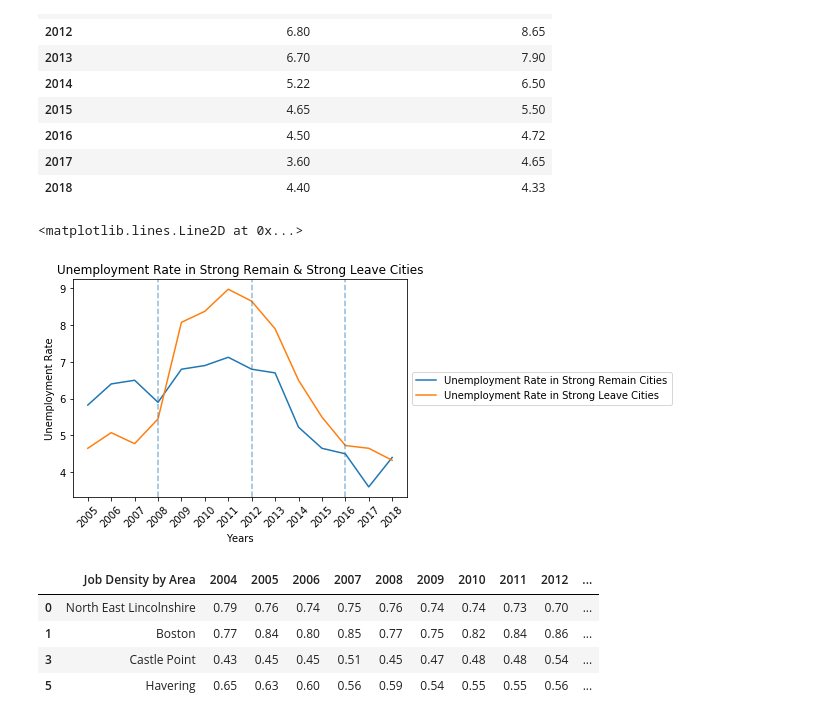
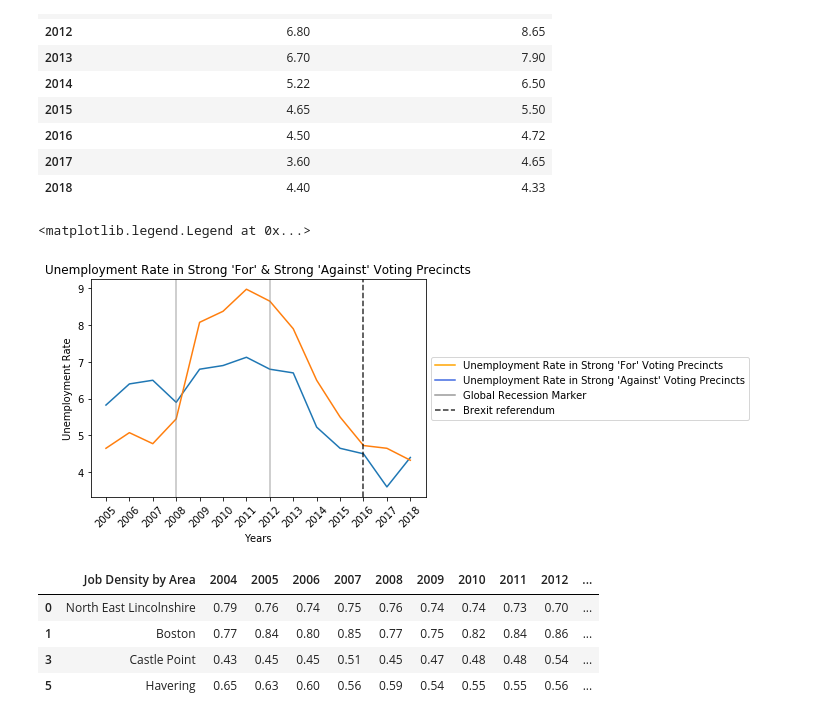
Before and after one commit to harper-data-mind/Project1, a Jupyter notebook: SOLBREXIT.ipynb, the cells around one changed output. Drawn from its saved outputs; the diff is of its cells as text; code cells hidden in the pictures.

```diff
--- a/SOLBREXIT.ipynb
+++ b/SOLBREXIT.ipynb
@@ -254,7 +262,7 @@ unemploymentcomparison_df
 | 12 | 2017 | 3.60 | 4.65 |
 | 13 | 2018 | 4.40 | 4.33 |
 # %%
-unemploymentcomparison_df= unemploymentcomparison_df.rename(columns={'index': 'Date', '0_x': 'Unemployment Rate in Strong Remain Cities', '0_y': 'Unemployment Rate in Strong Leave Cities'})
+unemploymentcomparison_df= unemploymentcomparison_df.rename(columns={'index': 'Date', '0_x': 'Unemployment Rate in Strong Remain Voting Precincts', '0_y': 'Unemployment Rate in Strong Leave Voting Precincts'})
 pd.set_option('display.precision', 2)
 unemploymentcomparison_df
 # %% [output]
@@ -295,19 +303,23 @@ unemploymentcomparison_df
 | 2018 | 4.40 | 4.33 |
 # %%
 unemploymentcomparison_df.plot.line()
-plt.title("Unemployment Rate in Strong Remain & Strong Leave Cities")
+plt.title("Unemployment Rate in Strong 'For' & Strong 'Against' Voting Precincts")
 plt.xlabel('Years')
 plt.ylabel("Unemployment Rate")
 plt.tick_params(which='both', labelbottom=True, labelleft=True)
 plt.xticks(np.arange(0, 14, step=1), np.arange(2005, 2019, step=1))
 plt.xticks(rotation=45)
-plt.legend(loc='center left', bbox_to_anchor=(1, 0.5))
-plt.axvline(x=11, linestyle='dashed', alpha=.5)
-plt.axvline(x=3, linestyle='dashed', alpha=.5)
-plt.axvline(x=7, linestyle='dashed', alpha=.5)
+plt.axvline(x=11, linestyle='dashed', alpha=.8, color="black")
+plt.axvline(x=3, alpha=.5, color="gray")
+plt.axvline(x=7, alpha=.5, color="gray")
+dashed_patch1 = mlines.Line2D([],[],color='gray',alpha=.8, label='Global Recession Marker')
+dashed_patch2 = mlines.Line2D([],[],color='orange', label="Unemployment Rate in Strong 'For' Voting Precincts")
+dashed_patch3 = mlines.Line2D([],[],color='royalblue', label="Unemployment Rate in Strong 'Against' Voting Precincts")
+dashed_patch4 = mlines.Line2D([],[],color='Black',linestyle='dashed',alpha=.8,label='Brexit referendum')
+plt.legend(loc ='center left',bbox_to_anchor=(1, 0.5), handles=[dashed_patch2, dashed_patch3, dashed_patch1,dashed_patch4])
 # %% [output]
-<matplotlib.lines.Line2D at 0x...>
+<matplotlib.legend.Legend at 0x...>
-[figure, old version]
+[figure, new version]
 # %%
 jobdensityleave_df=jobsdensity_df.loc[[0,1,3,5], :]
 jobdensityleave_df
```
Also changed, not shown: parts of 5 cells of this notebook.
